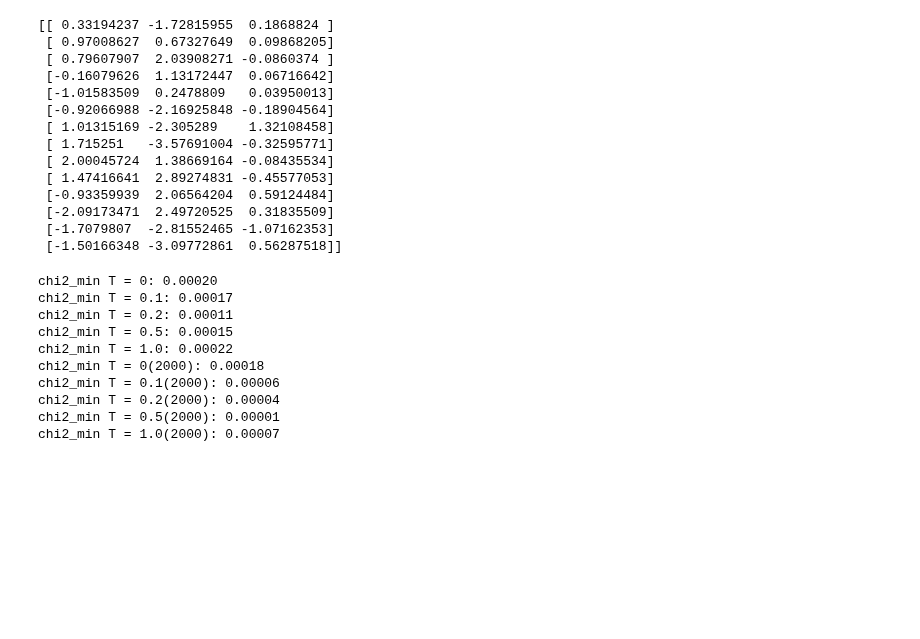
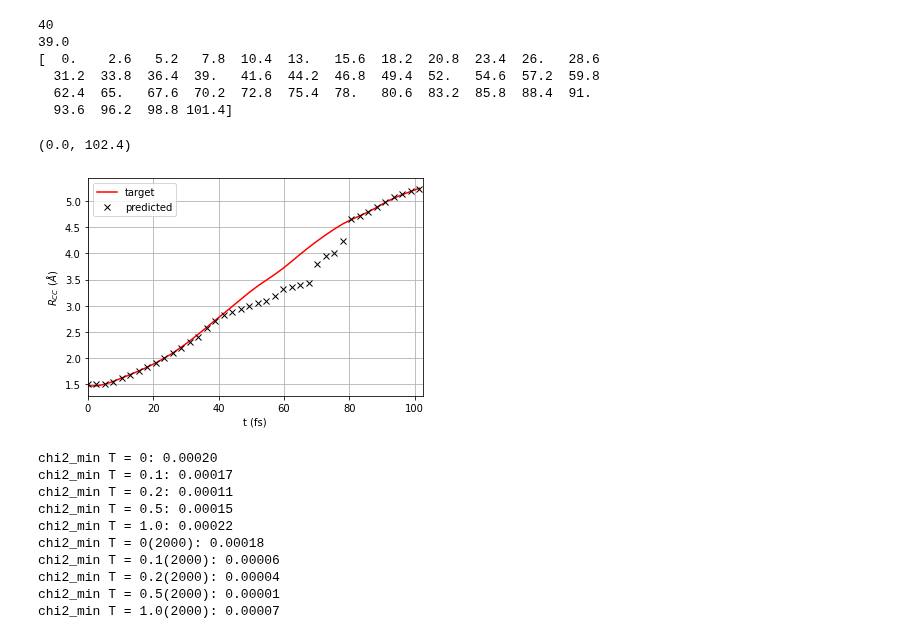
Before and after one commit to tnorthey/molecule, a Jupyter notebook: create_plots_chd.ipynb, the cells around one changed output. Cells and saved outputs as stored; diff of their text form; code cells hidden in the pictures; blank space fills up the shorter version.

```diff
--- a/create_plots_chd.ipynb
+++ b/create_plots_chd.ipynb
@@ -108,24 +131,29 @@ NameError: name 'Nruns' is not defined
 # %%
 import numpy as np
+import matplotlib.pyplot as p
 
-f = np.load('chd_data/data_chd_stepsize_0.01_qmax_4.0_noise_0.00.npz')
-f.files
-print(f['final_xyz'])
+rCC_target = np.loadtxt('RCC_R_traj001.dat')
+rCC_predicted = np.loadtxt('RCC_chd_qmax_25.0_ds_0.20_N_1996_nt_40.dat')
+print(rCC_target.shape[0])
+print(rCC_target[-1, 0])
+time = np.linspace(0, 2.6 * rCC_target[-1, 0], rCC_target.shape[0])
+print(time)
+p.plot(time, rCC_target[:, 1], 'r')
+p.plot(time, rCC_predicted[:, 1], 'kx')
+p.legend(('target', 'predicted'))
+p.xlabel('t (fs)')
+p.ylabel('$R_{CC}\ (\AA)$')
+p.grid()
+p.xlim((0, time[-1] + 1))
 # %% [output]
-[[ 0.33194237 -1.72815955  0.1868824 ]
- [ 0.97008627  0.67327649  0.09868205]
- [ 0.79607907  2.03908271 -0.0860374 ]
- [-0.16079626  1.13172447  0.06716642]
- [-1.01583509  0.2478809   0.03950013]
- [-0.92066988 -2.16925848 -0.18904564]
- [ 1.01315169 -2.305289    1.32108458]
- [ 1.715251   -3.57691004 -0.32595771]
- [ 2.00045724  1.38669164 -0.08435534]
- [ 1.47416641  2.89274831 -0.45577053]
- [-0.93359939  2.06564204  0.59124484]
- [-2.09173471  2.49720525  0.31835509]
- [-1.7079807  -2.81552465 -1.07162353]
- [-1.50166348 -3.09772861  0.56287518]]
+40
+39.0
+[  0.    2.6   5.2   7.8  10.4  13.   15.6  18.2  20.8  23.4  26.   28.6
+  31.2  33.8  36.4  39.   41.6  44.2  46.8  49.4  52.   54.6  57.2  59.8
+  62.4  65.   67.6  70.2  72.8  75.4  78.   80.6  83.2  85.8  88.4  91.
+  93.6  96.2  98.8 101.4]
+(0.0, 102.4)
+[figure, added]
 # %%
 fpath = 'chd_data'
 chi2_0p0 = np.loadtxt('%s/T0p0_ds0p1_q4_25_N1000_100runs.dat' % fpath)
```
Also changed, not shown: parts of 1 cell of this notebook, 10 other files.
